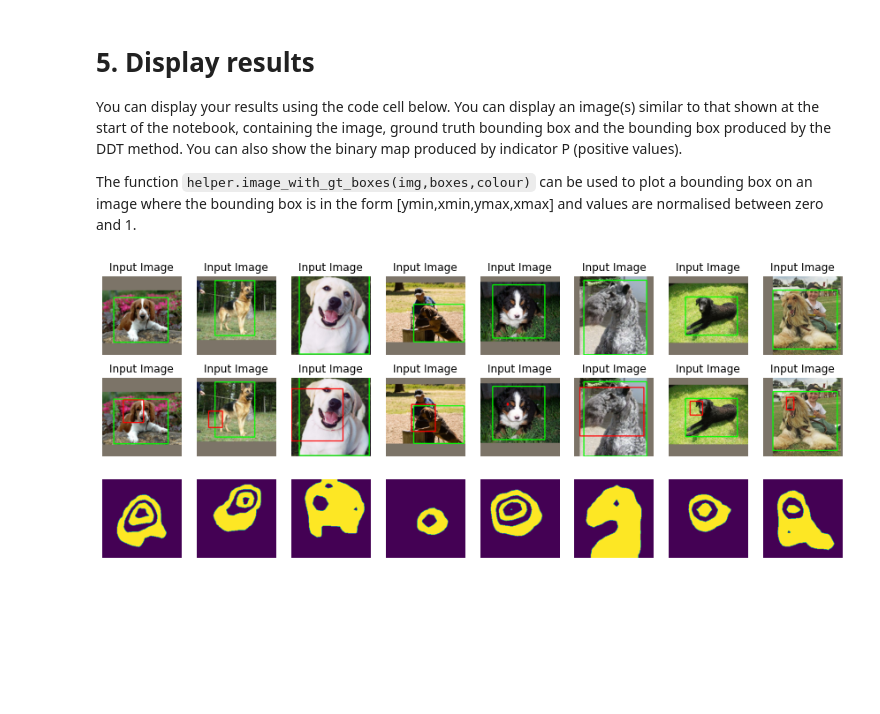
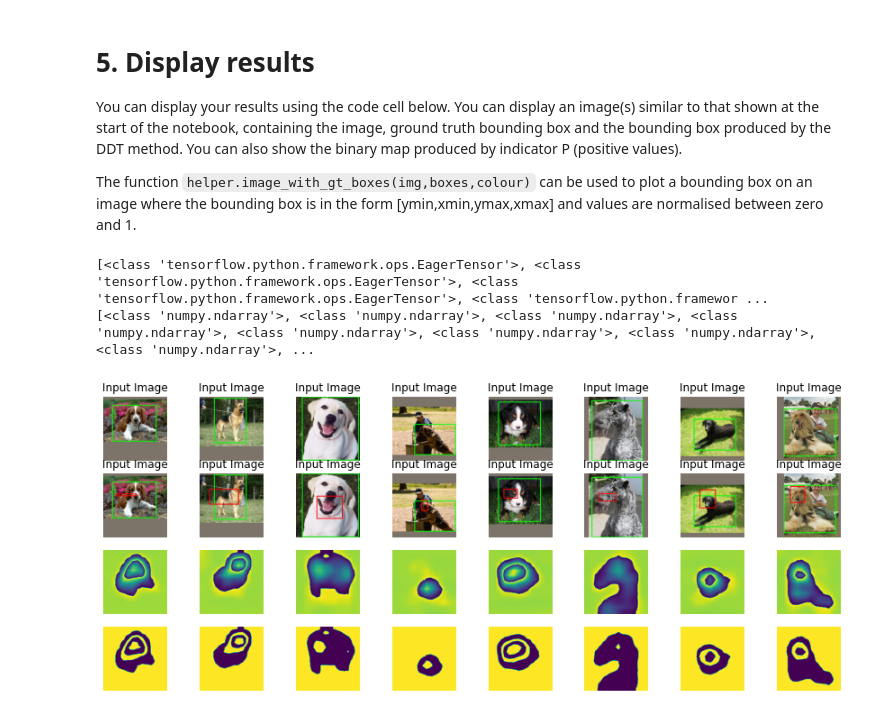
Before and after one commit to tomkeane07/AI-Projects-UL, a Jupyter notebook: semester3/MachineVision/3_Object_co-localisation/Etivity_assignment3.ipynb, the cells around one changed output. Saved outputs shown, nothing was run; the diff lists cells and outputs as text; code cells hidden in the pictures; blank space fills up the shorter version.

```diff
--- a/semester3/MachineVision/3_Object_co-localisation/Etivity_assignment3.ipynb
+++ b/semester3/MachineVision/3_Object_co-localisation/Etivity_assignment3.ipynb
@@ -372,32 +397,41 @@ The function `helper.image_with_gt_boxes(img,boxes,colour)` can be used to plot
 # %%
 def draw_bounds(ax, curr_img):
   # Plot image and show related indicator
   ax.axis('off')
   ax.set_title('Input Image')
   ax.imshow(curr_img)
 
 def display_img_results():
   ground_truth_img=helper.image_with_gt_boxes(curr_img,batch_boxes_test[k],(0,255,0))
   ax = axs[0][k]
   draw_bounds(ax, ground_truth_img)
 
 
 def display_image_bounding_box_results(k, axs, img_batch_test, batch_boxes_test, bounding_boxes_DDT):
   curr_img = np.asarray(helper.unprocess_image(img_batch_test[k, :, :,:]))
   for row, color, box_type in zip(axs, [(0,255,0), (255,0,0)], [batch_boxes_test, bounding_boxes_DDT]):
     curr_img=helper.image_with_gt_boxes(curr_img,box_type[k],color)
     row_col = row[k]
     draw_bounds(row_col, curr_img)
 
 
 # fig = plt.figure(figsize=(15, 12))
 n=8
-fig, axs = plt.subplots(3,n, figsize=(15, 6))
+fig, axs = plt.subplots(4,n, figsize=(15, 6))
 
 # Iterate through some images
+ls = [type(item) for item in indicator_matrices_DDT]
+print((ls))
+ls = [type(item) for item in binary_imgs_DDT]
+print((ls))
+
 for k in range(n):
   display_image_bounding_box_results(k, axs[:2], img_batch_test, batch_boxes_test, bounding_boxes_DDT)
-  axs[2][k].imshow(binary_imgs_DDT[k])
+  axs[2][k].imshow(indicator_matrices_DDT[k])
   axs[2][k].axis('off')
+  axs[3][k].imshow(binary_imgs_DDT[k])
+  axs[3][k].axis('off')
 # %% [output]
+[<class 'tensorflow.python.framework.ops.EagerTensor'>, <class 'tensorflow.python.framework.ops.EagerTensor'>, <class 'tensorflow.python.framework.ops.EagerTensor'>, <class 'tensorflow.python.framewor ...
+[<class 'numpy.ndarray'>, <class 'numpy.ndarray'>, <class 'numpy.ndarray'>, <class 'numpy.ndarray'>, <class 'numpy.ndarray'>, <class 'numpy.ndarray'>, <class 'numpy.ndarray'>, <class 'numpy.ndarray'>, ...
-[figure, old version]
+[figure, new version]
```
Also changed, not shown: parts of 5 cells of this notebook.
